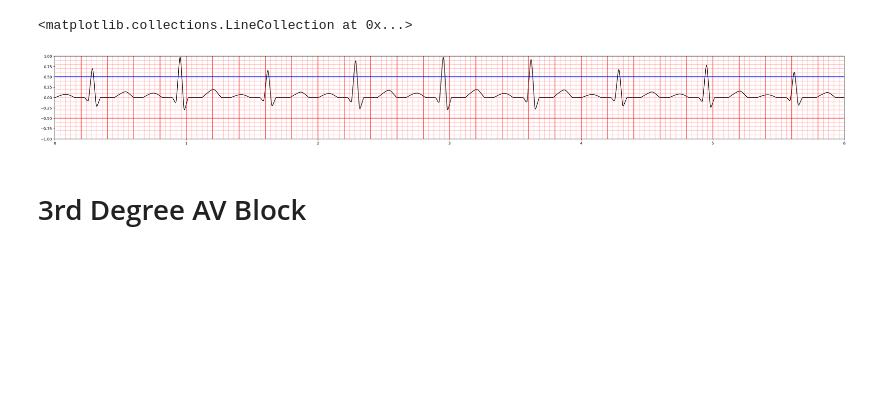
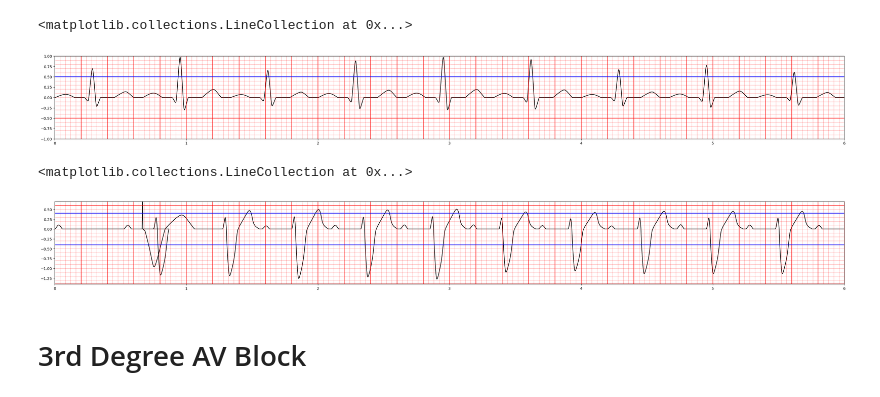
Before and after one commit to joonhaim/edupace, a Jupyter notebook: simulator-interface/ecg/ECG simulation - more organised version.ipynb, the cells around one changed output. Saved outputs shown, nothing was run; the diff lists cells and outputs as text; code cells hidden in the pictures; blank space fills up the shorter version.

```diff
--- a/simulator-interface/ecg/ECG simulation - more organised version.ipynb
+++ b/simulator-interface/ecg/ECG simulation - more organised version.ipynb
@@ -990,5 +945,50 @@ def complete_AV_block(ecg_func,iterations,sensitivity,output,rate,patient_HR,asy
 
     return x, y
+# %%
+t = np.linspace(0,1,101)
+iterations = 20
+sensitivity = 0.4
+output = 1.9
+rate = 90
+patient_HR = 80
+x,y = third_deg_heart_block(ECG_wave, iterations,sensitivity,output,rate,patient_HR,asynchronous=False)
+
+fig2, ax2 = plt.subplots(figsize=(38, 4))
+ax2.plot(x,y, color='black')
+ax2.set_xlim(0,8)
+
+ax2.set_xlim(0, 6)
+ax2.set_ylim(-1.4, 0.7)
+
+# compute line positions
+big_lines_v = np.arange(0, 8, 0.2)
+small_lines_v = np.arange(0, 8, 0.04)
+big_lines_h = np.arange(-1.5, 1.5, 1)
+small_lines_h = np.arange(-1.5, 1.5, 0.1)
+
+ymin, ymax = ax2.get_ylim()
+xmin, xmax = ax2.get_xlim()
+
+# compute line positions
+big_lines_v = np.arange(0, 10, 0.2)
+small_lines_v = np.arange(0, 10, 0.04)
+big_lines_h = np.arange(-1.4, 0.7, 1)
+small_lines_h = np.arange(-1.4, 0.7, 0.1)
+
+# draw vertical lines (from ymin to ymax) in a single call each
+ax2.vlines(big_lines_v, ymin, ymax, colors='red', alpha=0.7, linewidth=1.5)
+ax2.vlines(small_lines_v, ymin, ymax, colors='red', alpha=0.3, linewidth=1)
+
+# draw horizontal lines (from xmin to xmax)
+ax2.hlines(big_lines_h, xmin, xmax, colors='red', alpha=0.7, linewidth=1.5)
+ax2.hlines(small_lines_h, xmin, xmax, colors='red', alpha=0.3, linewidth=1)
+
+#Line to indicate sensitivity setting
+ax2.hlines(sensitivity, xmin, xmax, colors='blue', alpha=1, linewidth=1.5)
+ax2.hlines(-sensitivity, xmin, xmax, colors='blue', alpha=1, linewidth=1.5)
+# %% [output]
+<matplotlib.collections.LineCollection at 0x...>
+[figure, added]
 # %% [markdown]
 # 3rd Degree AV Block #
 # %%
```
Also changed, not shown: parts of 3 cells of this notebook.
